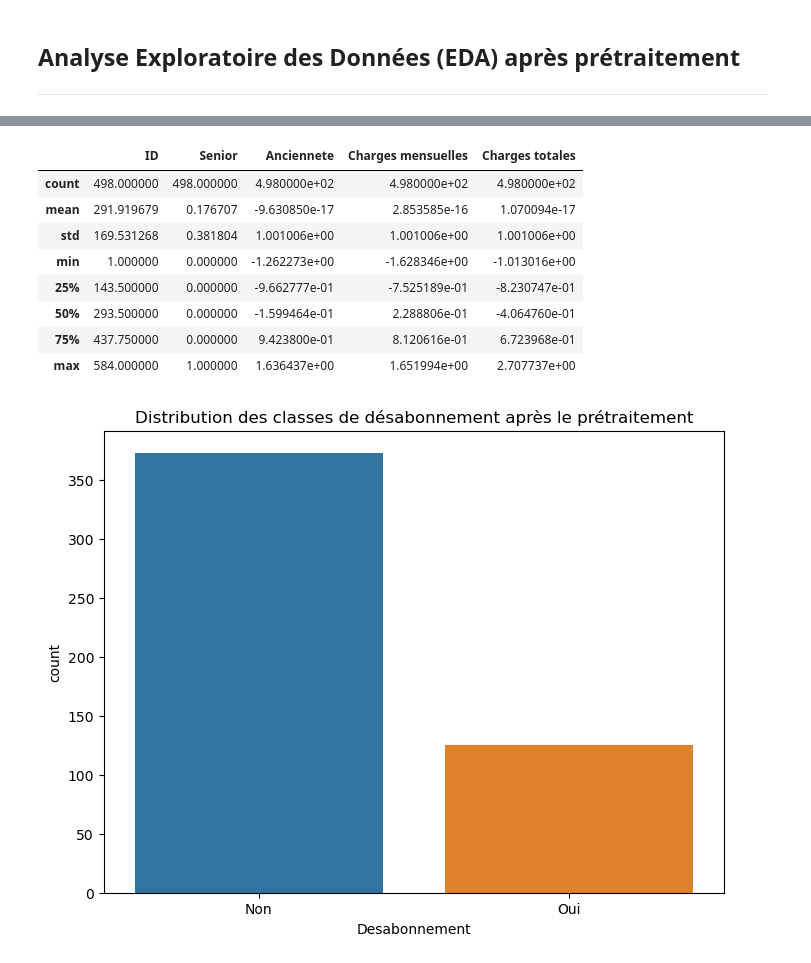
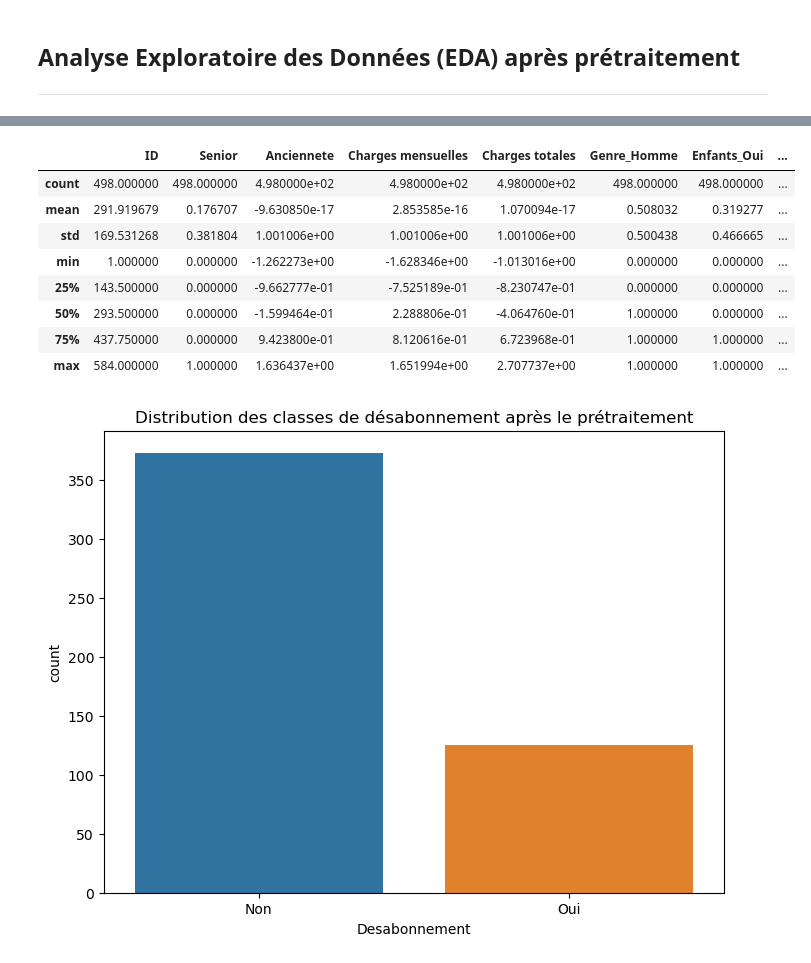
Before and after one commit to keagnon/ChurnGuardML, a Jupyter notebook: notebooks/EDA.ipynb, the cells around one changed output, grey strips where cells are left out. Saved outputs shown, nothing was run; the diff lists cells and outputs as text; code cells hidden in the pictures.

```diff
--- a/notebooks/EDA.ipynb
+++ b/notebooks/EDA.ipynb
@@ -304,7 +303,7 @@ Solution : Avant d'appliquer la normalisation, remplacer les virgules par des po
 # %%
 numerical_features = ['Anciennete', 'Charges mensuelles', 'Charges totales']
 scaler = StandardScaler()
-telecom_df[numerical_features] = scaler.fit_transform(telecom_df[numerical_features])
+telecom_df_encoded[numerical_features] = scaler.fit_transform(telecom_df_encoded[numerical_features])
 # %% [markdown]
 
 ## Analyse Exploratoire des Données (EDA) après prétraitement
@@ -328,17 +327,17 @@ telecom_df
 # %%
 # Explorer les statistiques descriptives après le prétraitement
-descriptive_stats_after_preprocessing = telecom_df.describe()
+descriptive_stats_after_preprocessing = telecom_df_encoded.describe()
 descriptive_stats_after_preprocessing
 # %% [output]
-|  | ID | Senior | Anciennete | Charges mensuelles | Charges totales |
-| count | 498.000000 | 498.000000 | 4.980000e+02 | 4.980000e+02 | 4.980000e+02 |
-| mean | 291.919679 | 0.176707 | -9.630850e-17 | 2.853585e-16 | 1.070094e-17 |
-| std | 169.531268 | 0.381804 | 1.001006e+00 | 1.001006e+00 | 1.001006e+00 |
-| min | 1.000000 | 0.000000 | -1.262273e+00 | -1.628346e+00 | -1.013016e+00 |
-| 25% | 143.500000 | 0.000000 | -9.662777e-01 | -7.525189e-01 | -8.230747e-01 |
-| 50% | 293.500000 | 0.000000 | -1.599464e-01 | 2.288806e-01 | -4.064760e-01 |
-| 75% | 437.750000 | 0.000000 | 9.423800e-01 | 8.120616e-01 | 6.723968e-01 |
-| max | 584.000000 | 1.000000 | 1.636437e+00 | 1.651994e+00 | 2.707737e+00 |
+|  | ID | Senior | Anciennete | Charges mensuelles | Charges totales | Genre_Homme | Enfants_Oui | ... |
+| count | 498.000000 | 498.000000 | 4.980000e+02 | 4.980000e+02 | 4.980000e+02 | 498.000000 | 498.000000 | ... |
+| mean | 291.919679 | 0.176707 | -9.630850e-17 | 2.853585e-16 | 1.070094e-17 | 0.508032 | 0.319277 | ... |
+| std | 169.531268 | 0.381804 | 1.001006e+00 | 1.001006e+00 | 1.001006e+00 | 0.500438 | 0.466665 | ... |
+| min | 1.000000 | 0.000000 | -1.262273e+00 | -1.628346e+00 | -1.013016e+00 | 0.000000 | 0.000000 | ... |
+| 25% | 143.500000 | 0.000000 | -9.662777e-01 | -7.525189e-01 | -8.230747e-01 | 0.000000 | 0.000000 | ... |
+| 50% | 293.500000 | 0.000000 | -1.599464e-01 | 2.288806e-01 | -4.064760e-01 | 1.000000 | 0.000000 | ... |
+| 75% | 437.750000 | 0.000000 | 9.423800e-01 | 8.120616e-01 | 6.723968e-01 | 1.000000 | 1.000000 | ... |
+| max | 584.000000 | 1.000000 | 1.636437e+00 | 1.651994e+00 | 2.707737e+00 | 1.000000 | 1.000000 | ... |
 # %%
 # Visualiser la distribution des classes de désabonnement après le prétraitement
 plt.figure(figsize=(8, 6))
```
Also changed, not shown: parts of 6 cells of this notebook.
